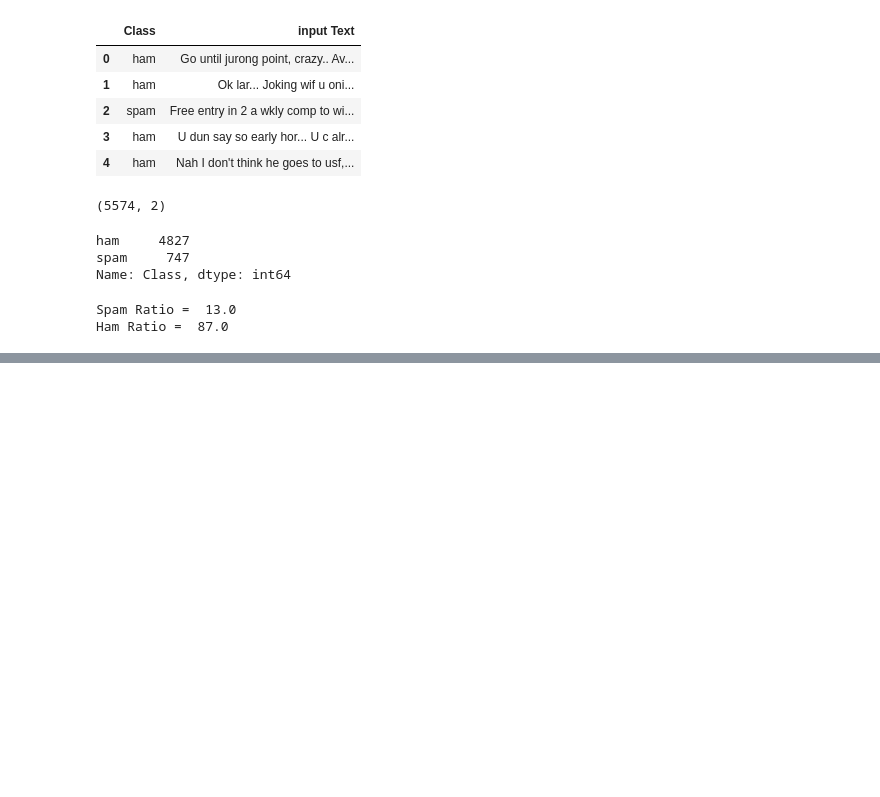
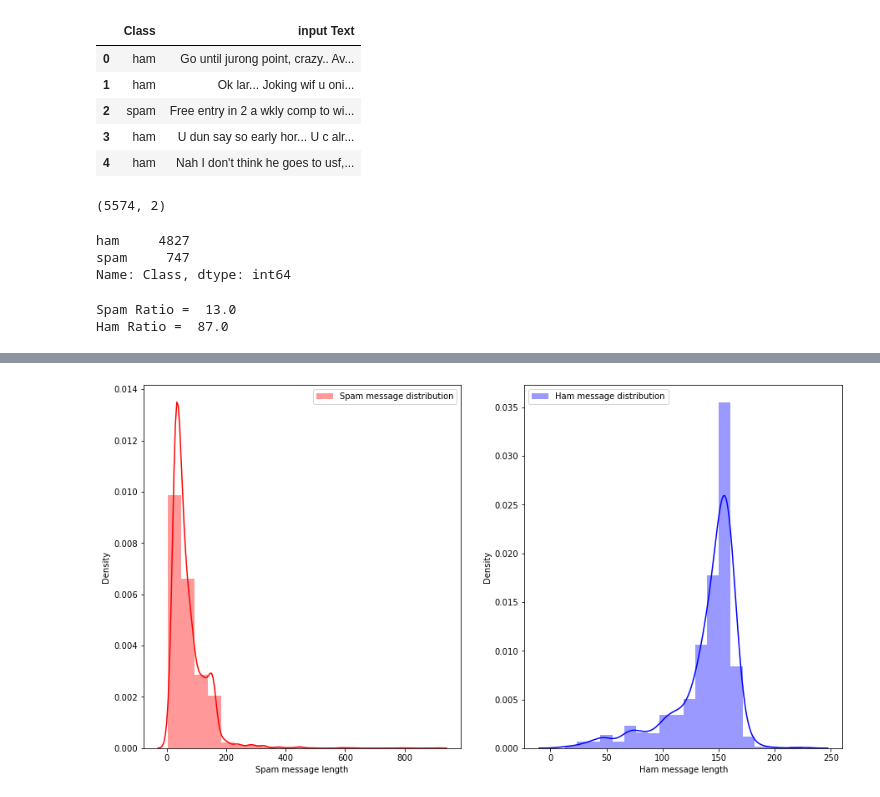
Before and after one commit to shreyahunur/Spam-Classifier, a Jupyter notebook: Data visualization/Data visualization_Rohit_Yadav.ipynb, the cells around one changed output, grey strips where cells are left out. Cells and saved outputs as stored; diff of their text form; code cells hidden in the pictures; blank space fills up the shorter version.

```diff
--- a/Data visualization/Data visualization_Rohit_Yadav.ipynb
+++ b/Data visualization/Data visualization_Rohit_Yadav.ipynb
@@ -97 +79,18 @@ sms.head()
+# %%
+#Display Spam and Ham messages Distribution before removing the stopwords by plotiing the graph
+f,ax=plot.subplots(1,2,figsize=(15,8));
+
+sns.distplot(sms[sms['Class']==0]['length'],bins=20,ax=ax[0],label='Spam message distribution',color='r');
+
+ax[0].set_xlabel('Spam message length');
+ax[0].legend();
+
+sns.distplot(sms[sms['Class']==1]['length'],bins=20,ax=ax[1],label='Ham message distribution',color='b');
+
+ax[1].set_xlabel('Ham message length');
+ax[1].legend();
+
+plot.show();
+# %% [output]
+[figure, added]
 # %%
```
Also changed, not shown: parts of 7 cells of this notebook.
